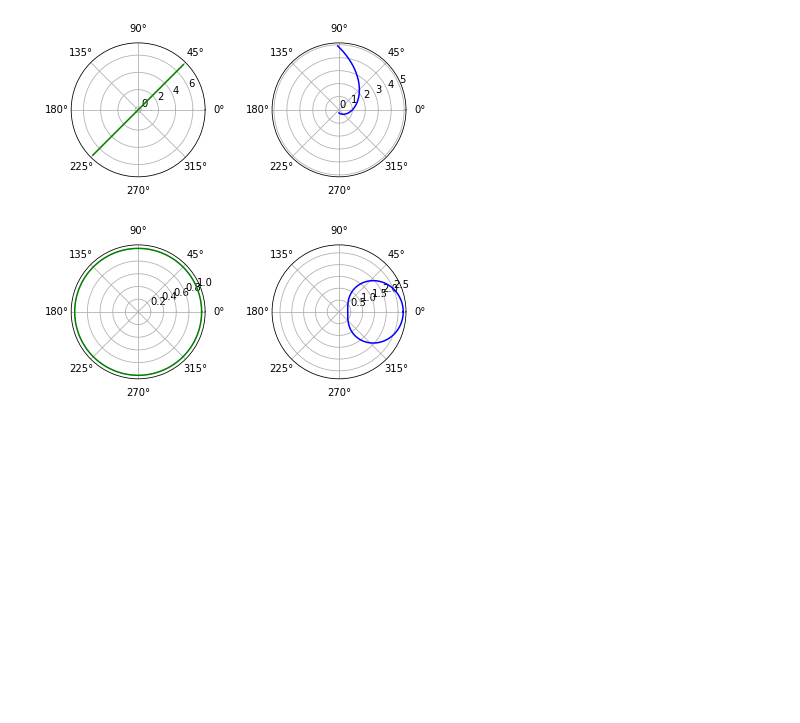
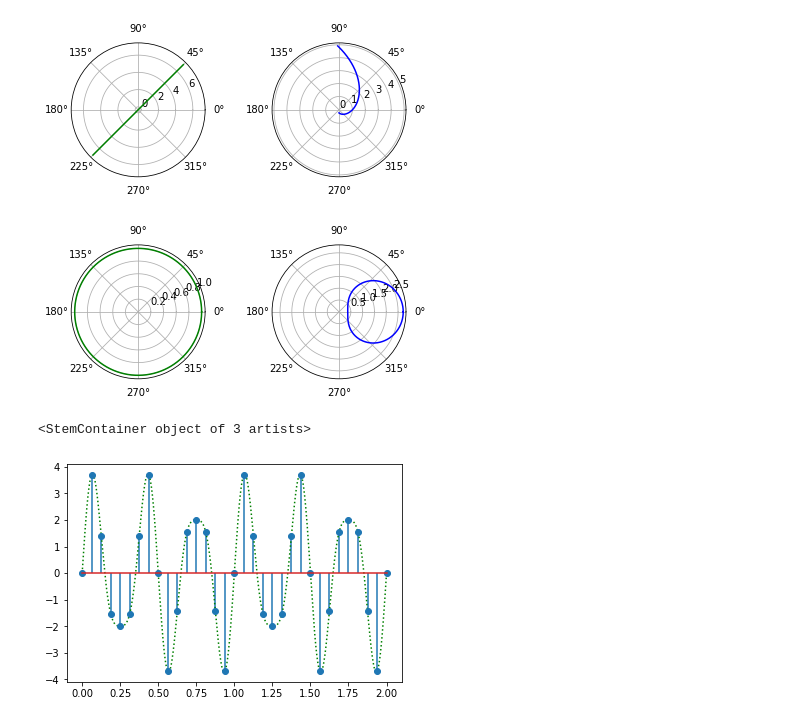
Before and after one commit to HayaoSuzuki/PyCon-mini-Shizuoka-2020, a Jupyter notebook: 20200229complex_numbers.ipynb, the cells around one changed output. Drawn from its saved outputs; the diff is of its cells as text; code cells hidden in the pictures; blank space fills up the shorter version.

```diff
--- a/20200229complex_numbers.ipynb
+++ b/20200229complex_numbers.ipynb
@@ -184,3 +184,25 @@ plt.subplots_adjust(wspace=0.5)
 plt.show()
 # %% [output]
 [figure]
+# %%
+def f(t: float) -> float:
+    """2つの正弦波からなる合成波"""
+    return 3 * math.sin(3 * 2 * math.pi * t) + math.sin(5 * 2 * math.pi * t)
+
+
+fig, ax = plt.subplots()
+
+sampling_freq = 16
+
+# 2つの正弦波からなる合成波
+ts = [t / 32768 for t in range(65536)]
+fs = [f(t) for t in ts]
+ax.plot(ts, fs, linestyle=":", color="green")
+
+# サンプリングしたもの
+sampling_ts = [t / sampling_freq for t in range(2 * sampling_freq + 1)]
+sampling_fs = [f(t) for t in sampling_ts]
+ax.stem(sampling_ts, sampling_fs, use_line_collection=True)
+# %% [output]
+<StemContainer object of 3 artists>
+[figure, added]
```
Also changed, not shown: parts of 4 cells of this notebook.
